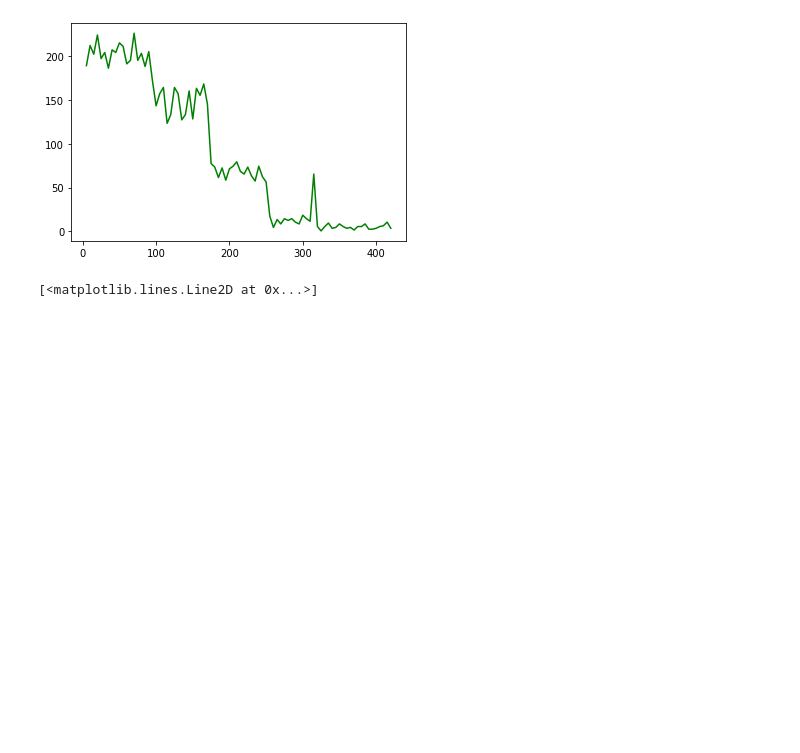
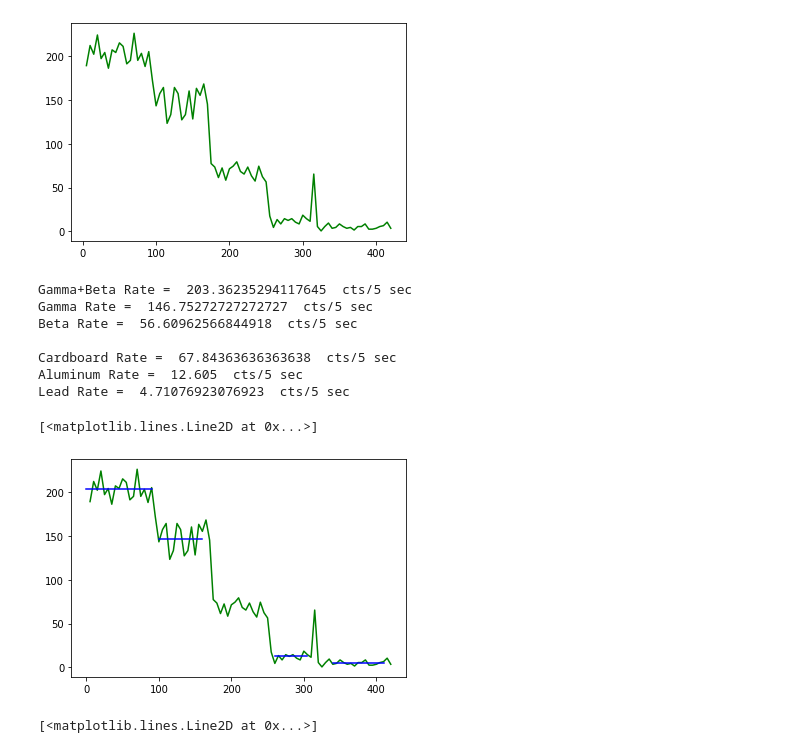
Before and after one commit to nmack21/PhysicsLabs, a Jupyter notebook: PHYS201/RadioactivityLab.ipynb, the cells around one changed output. Drawn from its saved outputs; the diff is of its cells as text; code cells hidden in the pictures; blank space fills up the shorter version.

```diff
--- a/PHYS201/RadioactivityLab.ipynb
+++ b/PHYS201/RadioactivityLab.ipynb
@@ -171,6 +171,79 @@ plt.plot(radium['Time (s) Radium'],radium['Background Subtracted (cts/5s) Radium
 # %% [output]
 [<matplotlib.lines.Line2D at 0x...>]
 [figure]
+# %%
+plt.plot(radium['Time (s) Radium'],radium['Background Subtracted (cts/5s) Radium'],'g-')
+
+t1min = 0.0
+t1max = 90.0
+gammabeta = radium[radium['Time (s) Radium']>t1min]
+gammabeta = gammabeta[gammabeta['Time (s) Radium']<t1max]
+
+gammabeta_rate = gammabeta['Background Subtracted (cts/5s) Radium'].mean()*1.0
+print ('Gamma+Beta Rate = ',gammabeta_rate,' cts/5 sec')
+
+x = np.array([t1min,t1max])
+y = np.array([gammabeta_rate,gammabeta_rate])
+plt.plot(x,y,'b-')
+
+t1min = 100.0
+t1max = 160.0
+gamma = radium[radium['Time (s) Radium']>t1min]
+gamma = gamma[gamma['Time (s) Radium']<t1max]
+
+gamma_rate = gamma['Background Subtracted (cts/5s) Radium'].mean()*1.0
+print ('Gamma Rate = ',gamma_rate,' cts/5 sec')
+print ('Beta Rate = ',gammabeta_rate-gamma_rate,' cts/5 sec')
+
+x = np.array([t1min,t1max])
+y = np.array([gamma_rate,gamma_rate])
+plt.plot(x,y,'b-')
+
+print ("")
+
+t1min = 180.0
+t1max = 240.0
+cardboard = radium[radium['Time (s) Radium']>t1min]
+cardboard = cardboard[cardboard['Time (s) Radium']<t1max]
+
+cardboard_rate = cardboard['Background Subtracted (cts/5s) Radium'].mean()*1.0
+print ('Cardboard Rate = ',cardboard_rate,' cts/5 sec')
+
+
+
+t1min = 260.0
+t1max = 305.0
+aluminum = radium[radium['Time (s) Radium']>t1min]
+aluminum = aluminum[aluminum['Time (s) Radium']<t1max]
+
+aluminum_rate = aluminum['Background Subtracted (cts/5s) Radium'].mean()*1.0
+print ('Aluminum Rate = ',aluminum_rate,' cts/5 sec')
+
+x = np.array([t1min,t1max])
+y = np.array([aluminum_rate,aluminum_rate])
+plt.plot(x,y,'b-')
+
+t1min = 340.0
+t1max = 410.0
+lead = radium[radium['Time (s) Radium']>t1min]
+lead = lead[lead['Time (s) Radium']<t1max]
+
+lead_rate = lead['Background Subtracted (cts/5s) Radium'].mean()*1.0
+print ('Lead Rate = ',lead_rate,' cts/5 sec')
+
+x = np.array([t1min,t1max])
+y = np.array([lead_rate,lead_rate])
+plt.plot(x,y,'b-')
+# %% [output]
+Gamma+Beta Rate =  203.36235294117645  cts/5 sec
+Gamma Rate =  146.75272727272727  cts/5 sec
+Beta Rate =  56.60962566844918  cts/5 sec
+
+Cardboard Rate =  67.84363636363638  cts/5 sec
+Aluminum Rate =  12.605  cts/5 sec
+Lead Rate =  4.71076923076923  cts/5 sec
+[<matplotlib.lines.Line2D at 0x...>]
+[figure, added]
 # %%
 #plt.plot(radsamples['Time (s) RadSamples'],radsamples['Geiger Counts (counts/sample) RadSamples'],'r.')
 #plt.plot(radsamples['Time (s) RadSamples'],radsamples['RootN (cts/5s) RadSamples'],'b--')
```
